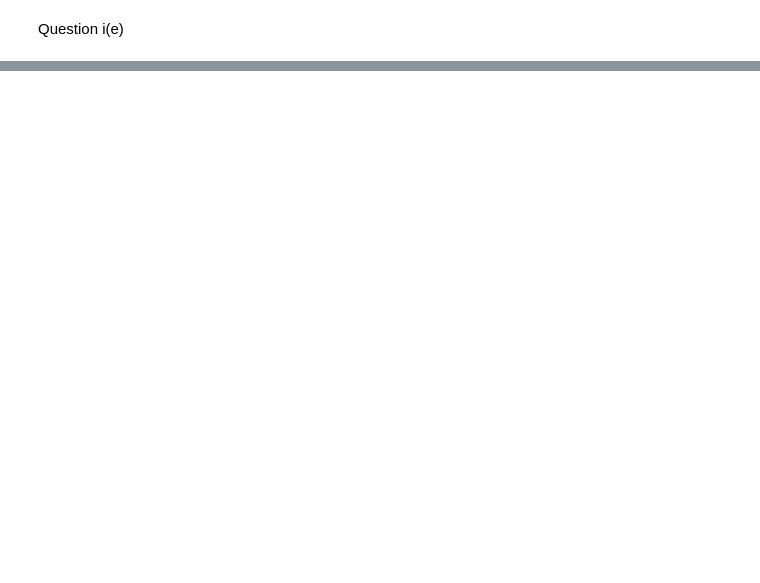
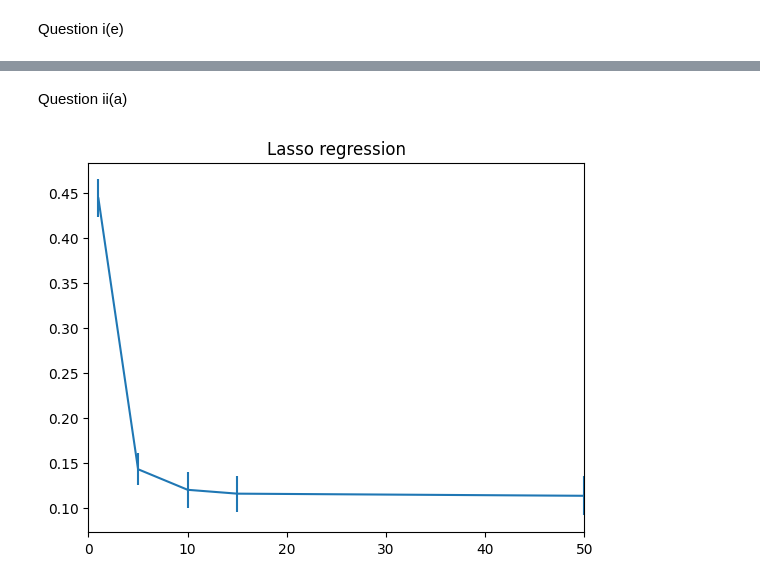
Before and after one commit to M2-Luminous/CSU44061-Machine-Learning, a Jupyter notebook: week3/week3_assign.ipynb, the cells around one changed output, grey strips where cells are left out. Saved outputs shown, nothing was run; the diff lists cells and outputs as text; code cells hidden in the pictures; blank space fills up the shorter version.

```diff
--- a/week3/week3_assign.ipynb
+++ b/week3/week3_assign.ipynb
@@ -187,0 +271,30 @@ plt.show()
+# %% [markdown]
+Question ii(a)
+# %%
+def five_fold_cross_validation(X_val, Y_val, C):
+    mean_error = []
+    std_error = []
+
+    for c in C:
+        model = Lasso(alpha=1/(2*c))
+
+        mean_square_error = []
+        Five_Fold = KFold(n_splits=5)
+
+        for train, test in Five_Fold.split(X_val):
+            model.fit(X_val[train], Y_val[train])
+            predictions = model.predict(X_val[test])
+            mean_square_error.append(mean_squared_error(Y_val[test], predictions))
+
+        mean_error.append(np.mean(mean_square_error))
+        std_error.append(np.std(mean_square_error))
+
+    plt.errorbar(C, mean_error, yerr=std_error)
+    plt.title('Lasso regression')
+    plt.xlim((0, max(C)))
+    plt.show()
+
+C_values = [1, 5, 10, 15, 50]
+five_fold_cross_validation(X, y, C_values)
+# %% [output]
+[figure, added]
```
Also changed, not shown: parts of 28 cells of this notebook.
